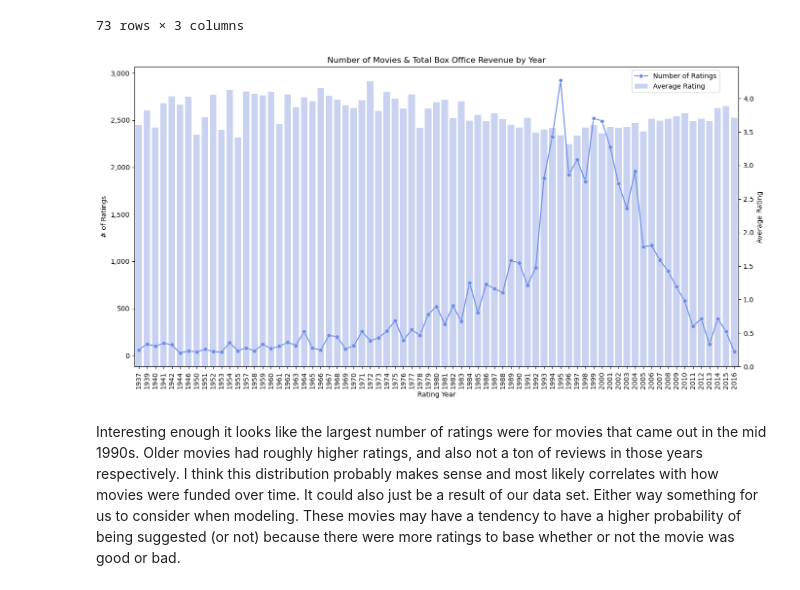
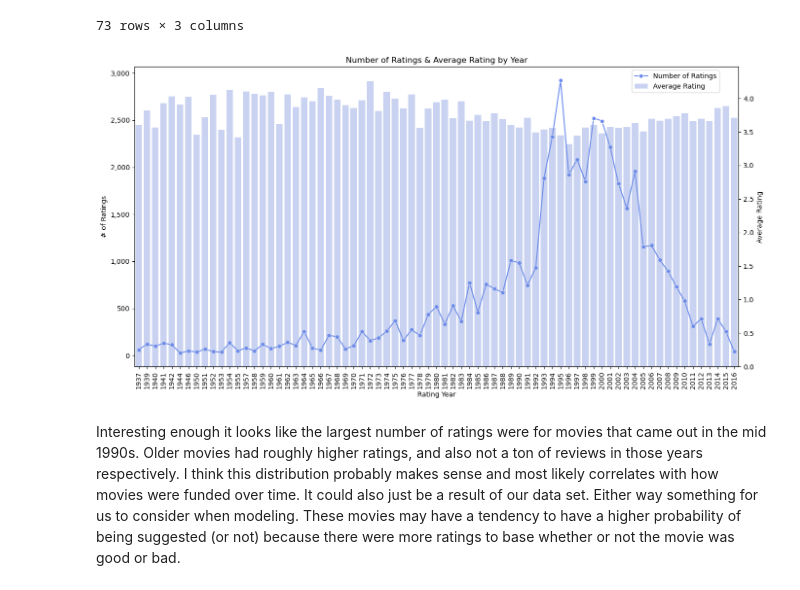
Before and after one commit to heathlikethecandybar/phase_4, a Jupyter notebook: phase_4_project.ipynb, the cells around one changed output. Saved outputs shown, nothing was run; the diff lists cells and outputs as text; code cells hidden in the pictures.

```diff
--- a/phase_4_project.ipynb
+++ b/phase_4_project.ipynb
@@ -462,35 +462,35 @@ result
 # summary chart for number of ratings and average rating by rating year
 fig, ax1 = plt.subplots(figsize=(16,8))
 
 lp = sns.lineplot(data = result['rating_y'],
                   marker='o',
                   sort = False,
                   ax=ax1,
                   label='Number of Ratings',
                   color=pal[5])
 
 ax2 = ax1.twinx()
 
 bp = sns.barplot(data = result,
                  x='year',
                  y='rating_x',
                  alpha=0.4,
                  ax=ax2,
                  color=pal[5],
                  label='Average Rating')
 
-ax1.set_title('Number of Movies & Total Box Office Revenue by Year')
+ax1.set_title('Number of Ratings & Average Rating by Year')
 ax1.set_xlabel('Rating Year')
 ax1.set_ylabel('# of Ratings')
 ax2.set_ylabel('Average Rating')
 fig.legend(loc='upper right', bbox_to_anchor=(.88,.88))
 ax1.get_legend().remove()
 fmt = '{x:,.0f}'
 tick = mtick.StrMethodFormatter(fmt)
 ax1.tick_params(axis='x', rotation=90)
 ax1.yaxis.set_major_formatter(tick);
 # %% [output]
-[figure, old version]
+[figure, new version]
 # %% [markdown]
 Interesting enough it looks like the largest number of ratings were for movies that came out in the mid 1990s.  Older movies had roughly higher ratings, and also not a ton of reviews in those years respectively.  I think this distribution probably makes sense and most likely correlates with how movies were funded over time.  It could also just be a result of our data set.  Either way something for us to consider when modeling.  These movies may have a tendency to have a higher probability of being suggested (or not) because there were more ratings to base whether or not the movie was good or bad.
 # %%
```
Also changed, not shown: parts of 45 cells of this notebook, 9 other files.
